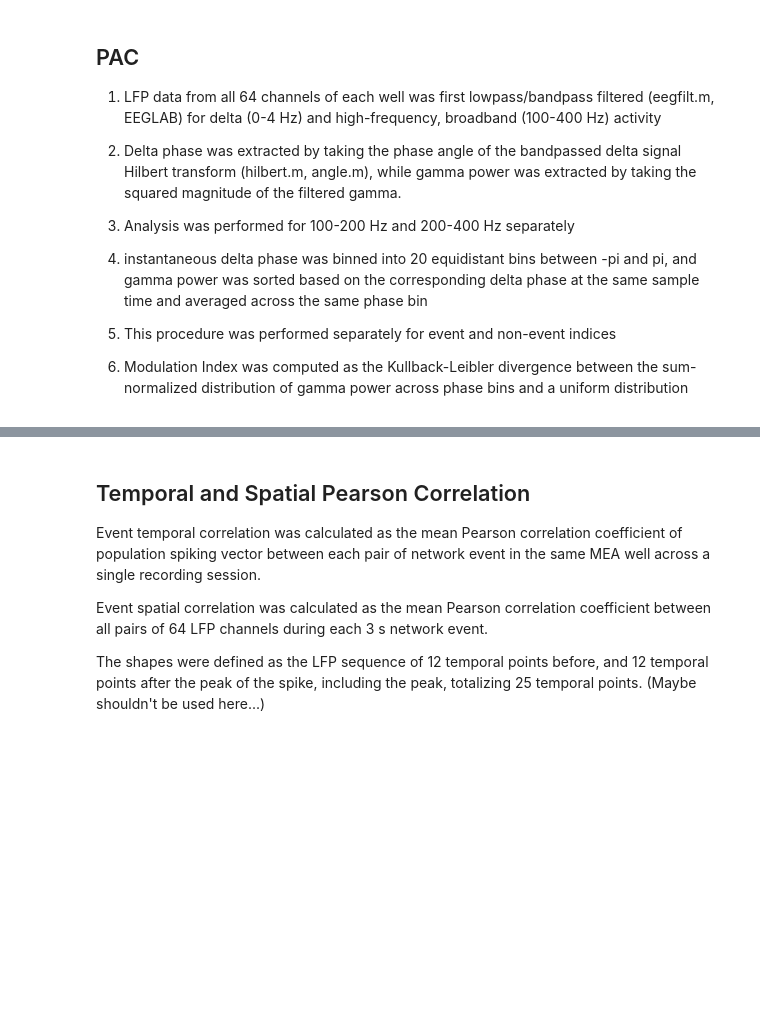
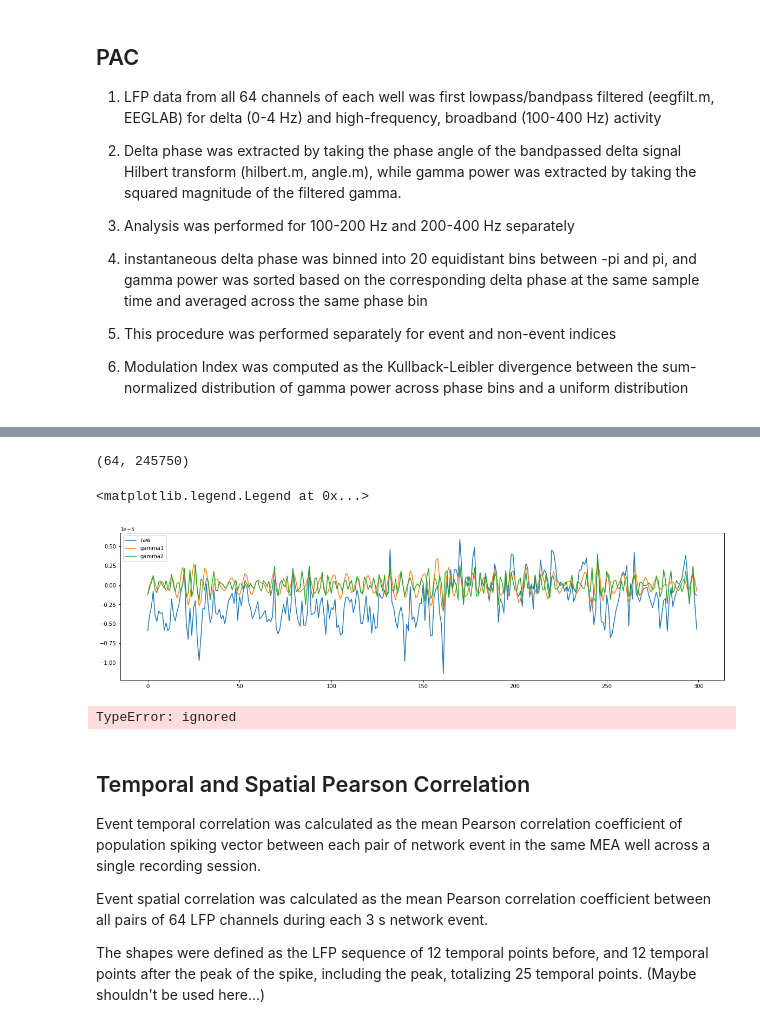
Before and after one commit to xuanyuw/NOVA1_variation_LFP, a Jupyter notebook: analyze_LFP.ipynb, the cells around one changed output, grey strips where cells are left out. Drawn from its saved outputs; the diff is of its cells as text; code cells hidden in the pictures; blank space fills up the shorter version.

```diff
--- a/analyze_LFP.ipynb
+++ b/analyze_LFP.ipynb
@@ -204,24 +203,0 @@ plt.ylim([0.4, 1])
-# %%
-file = nova_files[0]
-event_start = -0.5
-event_end = 2.5
-fs = np.array(file['fs_ds'])[0]
-# i=0
-# j=1
-well_avg_events = []
-event_len = int(fs*(abs(event_start)+abs(event_end)))
-for i in range(num_wells):
-  print(i)
-  num_events = 0
-  well_events = np.zeros(event_len)
-  for j in range(num_channels):
-    events_t0 = extract_events(i, j, file)
-    lfp = np.array(file[np.array(file['LFP']).flatten()[i]])[j, :]
-    if len(events_t0)!=0:
-      #print(i, j)
-      for t0 in events_t0:
-        event = lfp[int(t0+event_start*fs):int(t0+event_end*fs)]
-        if len(event)==event_len:
-          well_events = np.add(well_events, event)
-          num_events += 1
-  well_avg_events.append(well_events/num_events)
@@ -403,6 +386,7 @@ uniform distribution
 # %%
 file=ctc_files[0]
 lfp = np.array(file['LFP']).flatten()
+fs_ds = np.array(file['fs_ds'])[0]
 events = extract_events(10,0,ctc_files[0])
 range(len(np.array(file[lfp[0]]))) not in events
 # %% [output]
@@ -427,6 +415,6 @@ def butter_bandpass_filter(data, lowcut, highcut, fs, order=2):
 # %%
 # bandpass all 64 channels to get delta and gamma
-t = np.array(file[lfp[0]])
+t = np.array(file[lfp[4]])
 delta = butter_bandpass_filter(t, 0.1, 4, fs_ds)
 gamma1 = butter_bandpass_filter(t, 100, 200, fs_ds)
 gamma2 = butter_bandpass_filter(t, 200, 400, fs_ds)
@@ -436,3 +424,5 @@ z= hilbert(delta) #form the analytical signal
 inst_amplitude = np.abs(z) #envelope extraction
 delta_phase = np.unwrap(np.angle(z))#inst phase
 delta_phase.shape
+# %% [output]
+(64, 245750)
@@ -445,3 +433,35 @@ gamma1_power.shape
+# %%
+begin = 1500
+end = 1800
+plt.figure(figsize=(20, 5))
+plt.plot(t[0, begin:end], label='raw')
+#plt.plot(delta_phase[0, begin:end], label='delta')
+plt.plot(gamma1[0, begin:end], label='gamma1')
+plt.plot(gamma2[0, begin:end], label='gamma2')
+plt.legend()
+# %% [output]
+<matplotlib.legend.Legend at 0x...>
+[figure, added]
+# %%
+from scipy.stats import pearsonr, chi2
+def circCorr(ang,line):
+    n = len(ang)
+    rxs = pearsonr(line,np.sin(ang))
+    rxs = rxs[0]
+    rxc = pearsonr(line,cos(ang))
+    rxc = rxc[0]
+    rcs = pearsonr(np.sin(ang),cos(ang))
+    rcs = rcs[0]
+    rho = sqrt((rxc**2 + rxs**2 - 2*rxc*rxs*rcs)/(1-rcs**2)) #r
+    r_2 = rho**2 #r squared
+    pval = 1- chi2.cdf(n*(rho**2),1)
+    standard_error = sqrt((1-r_2)/(n-2))
+
+    return rho, pval, r_2,standard_error
+
+print(circCorr(delta_phase, gamma2_power))
+# %% [output]
+TypeError: ignored
 # %%
 #Sort gamma power based on delta phase
 from scipy.stats import binned_statistic
```
Also changed, not shown: parts of 17 cells of this notebook.
